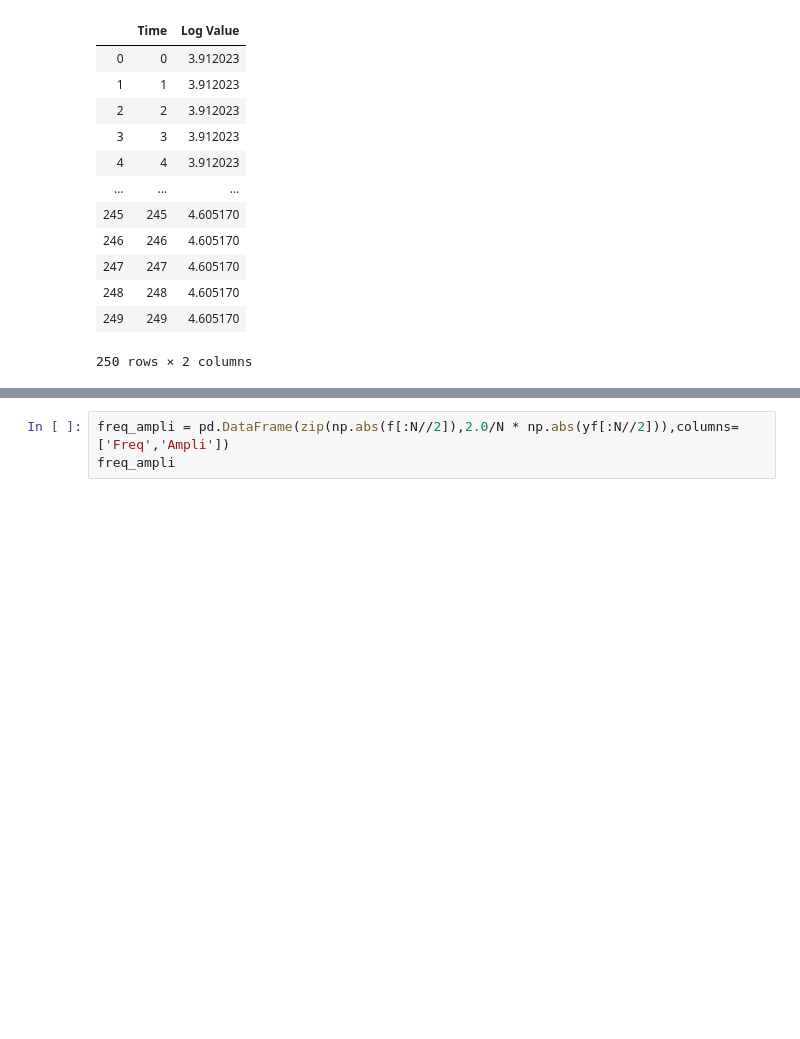
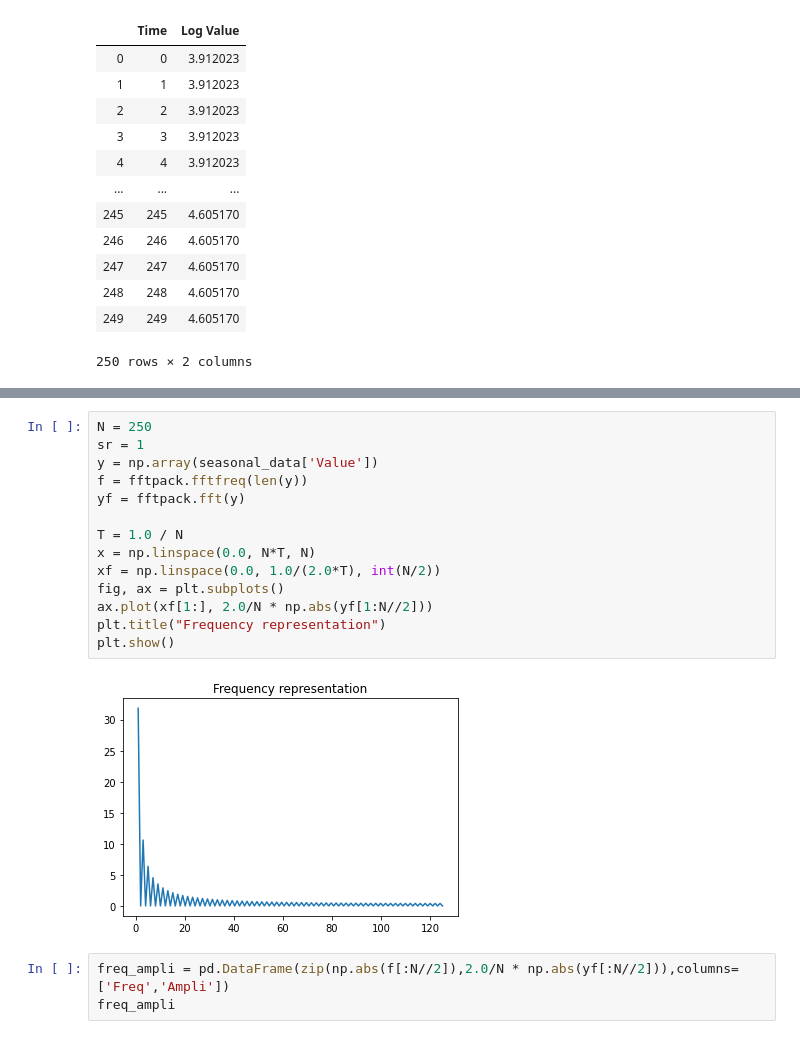
Before and after one commit to algoasylum/SatelliteImageAnalysis, a Jupyter notebook: Synthetic Data Representation/GMM-SD-Half Low, Half High.ipynb, the cells around one changed output, grey strips where cells are left out. Saved outputs shown, nothing was run; the diff lists cells and outputs as text; blank space fills up the shorter version.

```diff
--- a/Synthetic Data Representation/GMM-SD-Half Low, Half High.ipynb
+++ b/Synthetic Data Representation/GMM-SD-Half Low, Half High.ipynb
@@ -96,3 +96,19 @@ plt.show()
+# %%
+N = 250
+sr = 1
+y = np.array(seasonal_data['Value'])
+f = fftpack.fftfreq(len(y))
+yf = fftpack.fft(y)
+
+T = 1.0 / N
+x = np.linspace(0.0, N*T, N)
+xf = np.linspace(0.0, 1.0/(2.0*T), int(N/2))
+fig, ax = plt.subplots()
+ax.plot(xf[1:], 2.0/N * np.abs(yf[1:N//2]))
+plt.title("Frequency representation")
+plt.show()
+# %% [output]
+[figure, added]
 # %%
 freq_ampli = pd.DataFrame(zip(np.abs(f[:N//2]),2.0/N * np.abs(yf[:N//2])),columns=['Freq','Ampli'])
 freq_ampli
```
Also changed, not shown: parts of 23 cells of this notebook.
